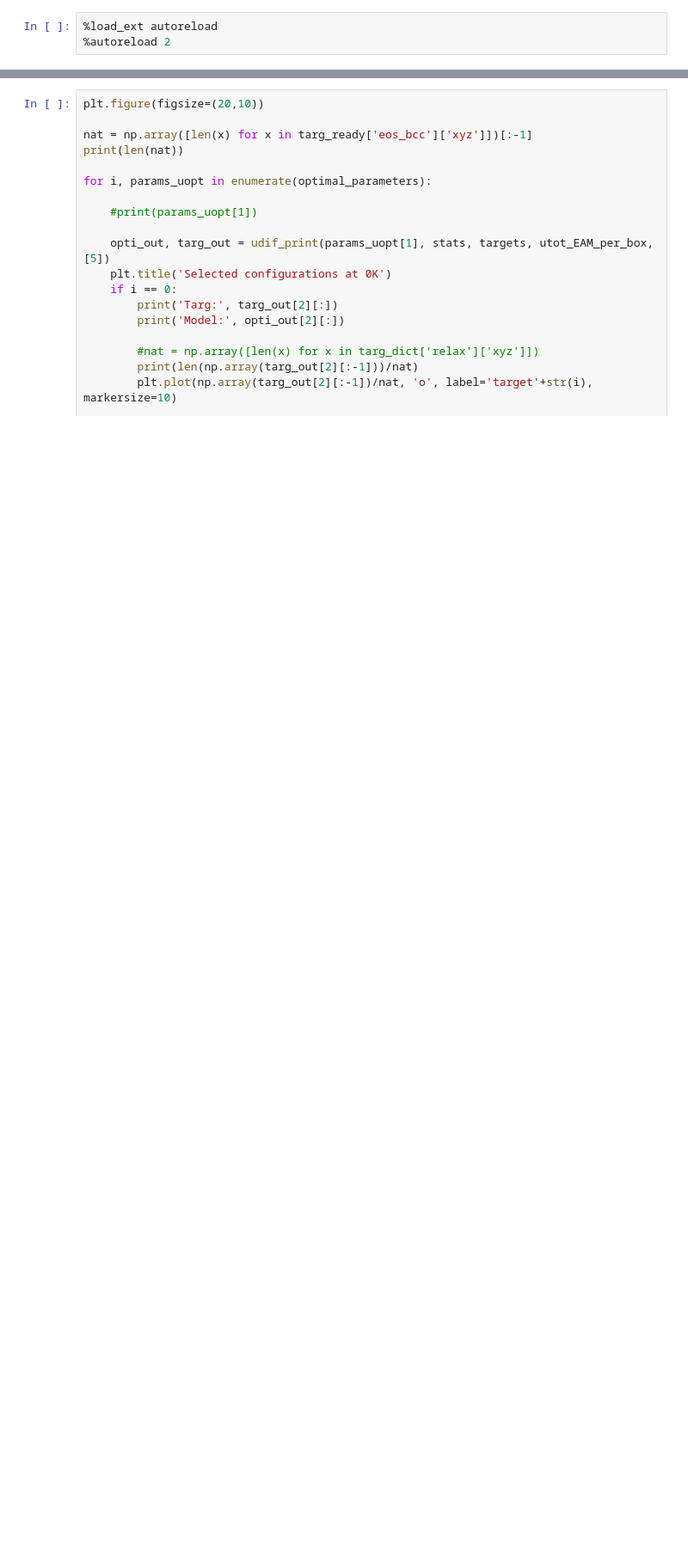
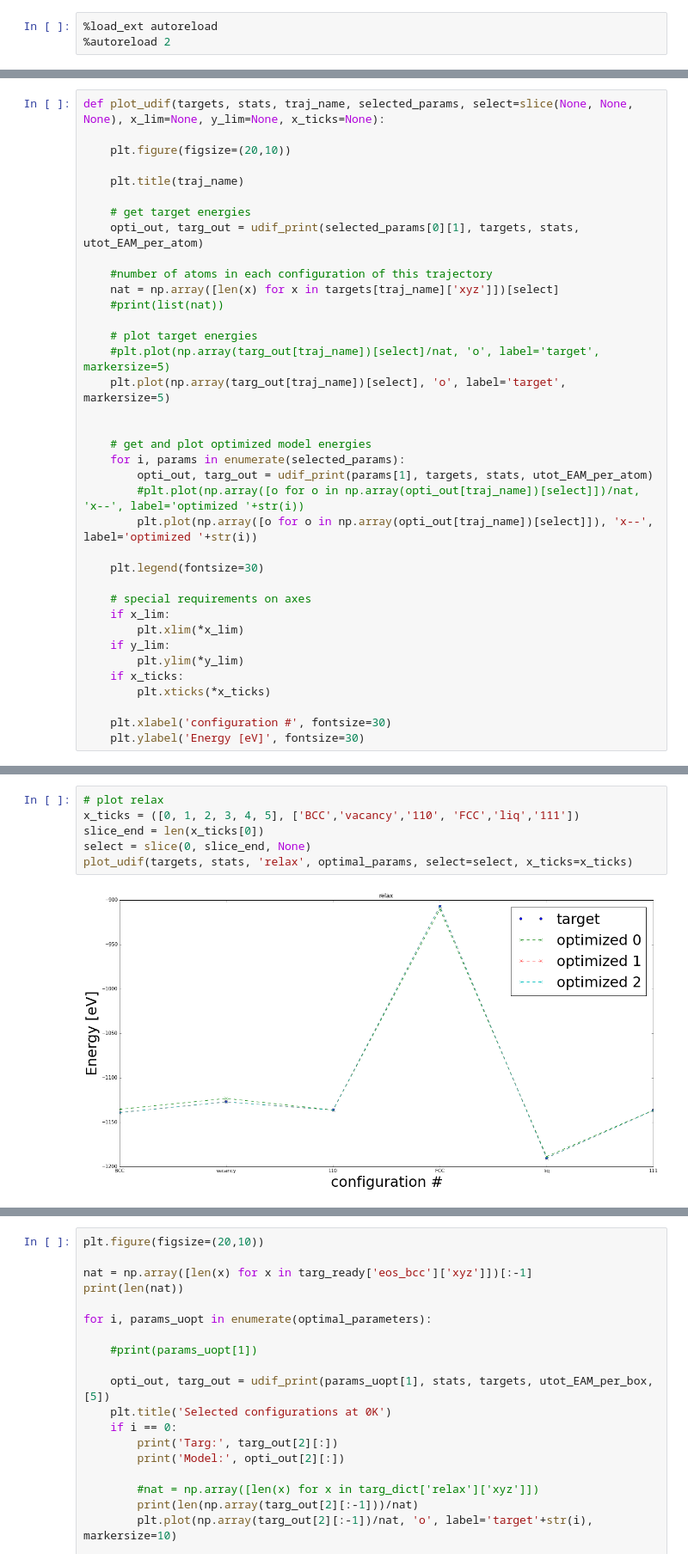
Before and after one commit to vlcekl/eam-models, a Jupyter notebook: notebooks/inspect_and_save.ipynb, the cells around one changed output, grey strips where cells are left out. Shown at 86% size. Drawn from its saved outputs; the diff is of its cells as text; blank space fills up the shorter version.

```diff
--- a/notebooks/inspect_and_save.ipynb
+++ b/notebooks/inspect_and_save.ipynb
@@ -272,0 +71,37 @@ plt.legend()
+# %%
+def plot_udif(targets, stats, traj_name, selected_params, select=slice(None, None, None), x_lim=None, y_lim=None, x_ticks=None):
+
+    plt.figure(figsize=(20,10))
+
+    plt.title(traj_name)
+
+    # get target energies
+    opti_out, targ_out = udif_print(selected_params[0][1], targets, stats, utot_EAM_per_atom)
+
+    #number of atoms in each configuration of this trajectory
+    nat = np.array([len(x) for x in targets[traj_name]['xyz']])[select]
+    #print(list(nat))
+
+    # plot target energies
+    #plt.plot(np.array(targ_out[traj_name])[select]/nat, 'o', label='target', markersize=5)
+    plt.plot(np.array(targ_out[traj_name])[select], 'o', label='target', markersize=5)
+
+
+    # get and plot optimized model energies
+    for i, params in enumerate(selected_params):
+        opti_out, targ_out = udif_print(params[1], targets, stats, utot_EAM_per_atom)
+        #plt.plot(np.array([o for o in np.array(opti_out[traj_name])[select]])/nat, 'x--', label='optimized '+str(i))
+        plt.plot(np.array([o for o in np.array(opti_out[traj_name])[select]]), 'x--', label='optimized '+str(i))
+
+    plt.legend(fontsize=30)
+
+    # special requirements on axes
+    if x_lim:
+        plt.xlim(*x_lim)
+    if y_lim:
+        plt.ylim(*y_lim)
+    if x_ticks:
+        plt.xticks(*x_ticks)
+
+    plt.xlabel('configuration #', fontsize=30)
+    plt.ylabel('Energy [eV]', fontsize=30)
@@ -272,0 +112,8 @@ plt.legend()
+# %%
+# plot relax
+x_ticks = ([0, 1, 2, 3, 4, 5], ['BCC','vacancy','110', 'FCC','liq','111'])
+slice_end = len(x_ticks[0])
+select = slice(0, slice_end, None)
+plot_udif(targets, stats, 'relax', optimal_params, select=select, x_ticks=x_ticks)
+# %% [output]
+[figure, added]
```
Also changed, not shown: parts of 36 cells of this notebook, 3 other files.
